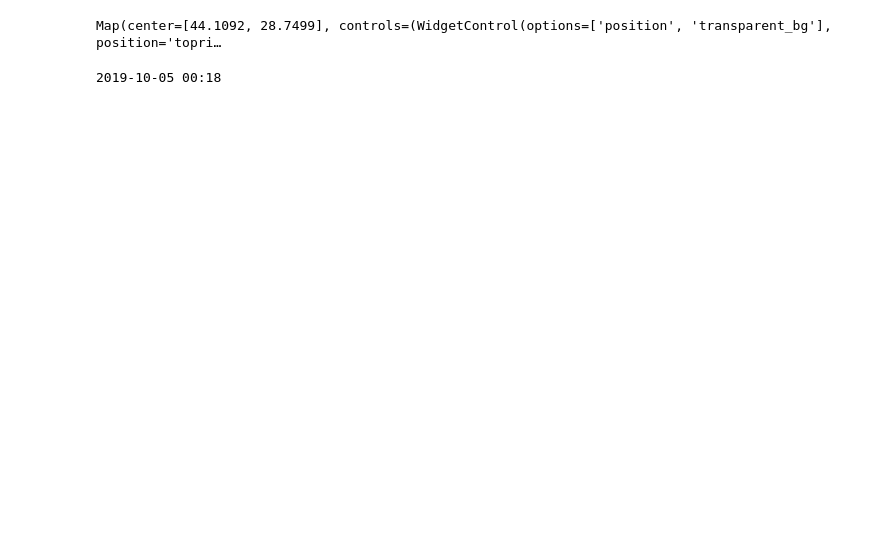
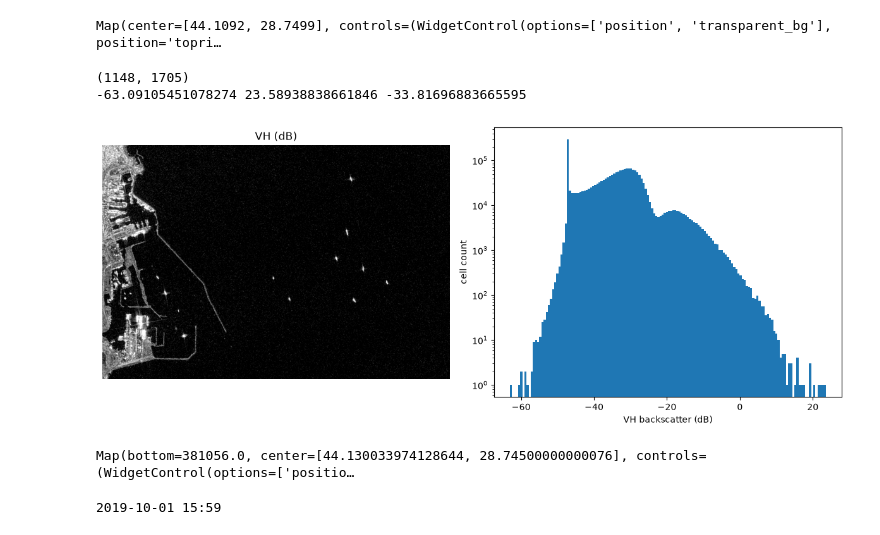
Before and after one commit to paulianoprescu/black-sea-vessel-monitoring, a Jupyter notebook: main.ipynb, the cells around one changed output. Saved outputs shown, nothing was run; the diff lists cells and outputs as text; code cells hidden in the pictures; blank space fills up the shorter version.

Commit message:
2nd day group work - 1 image db scatter vizualisation with initial -8 dB threshold

```diff
--- a/main.ipynb
+++ b/main.ipynb
@@ -26,28 +28,75 @@ Map
 Map(center=[44.1092, 28.7499], controls=(WidgetControl(options=['position', 'transparent_bg'], position='topri…
 # %%
 # Small time interval to get 1 snapshot
-from_date = '2019-10-05'
+from_date = '2019-10-01'
 to_date = '2019-10-10'
+
+# Constanța port plus the offshore anchorage zone
+aoi = ee.Geometry.Rectangle([28.64, 44.08, 28.85, 44.18])
 
 # Image filter
 image = s1_collection\
+            .filterBounds(aoi)\
             .filterDate(from_date,to_date)\
             .sort("system:time_start", True)\
             .first()
 
 # VV Polarization
 vizualisation_params = {
-    'min': 0,
-    'max': 10,
-    'opacity':0.9,
-    'bands':['VV']
+    'min': -30,
+    'max': -5,
+    'opacity':1,
+    'bands':['VH']
 }
 
 # Add image to base map
-Map.addLayer(ee_object = image,
+Map.addLayer(ee_object = image.select('VH').clip(aoi),
              vis_params = vizualisation_params,
              name = "first image")
+# %%
+import numpy as np
+import matplotlib.pyplot as plt
+
+vh = geemap.ee_to_numpy(image.select('VH'), region=aoi, scale=10)
+vh = vh[:, :, 0]             # drop the band dimension -> 2D array (rows, cols)
+
+print(vh.shape)               # number of raster cells
+print(np.nanmin(vh), np.nanmax(vh), np.nanmedian(vh))
+# %% [output]
+(1148, 1705)
+-63.09105451078274 23.58938838661846 -33.81696883665595
+# %%
+fig, (ax1, ax2) = plt.subplots(1, 2, figsize=(12, 5))
+
+ax1.imshow(vh, cmap='gray', vmin=-30, vmax=-5)
+ax1.set_title('VH (dB)')
+ax1.axis('off')
+
+ax2.hist(vh[~np.isnan(vh)].ravel(), bins=150)
+ax2.set_yscale('log')
+ax2.set_xlabel('VH backscatter (dB)')
+ax2.set_ylabel('cell count')
+
+plt.tight_layout()
+plt.show()
+# %% [output]
+[figure, added]
+# %%
+# Threshold in dB (starting guess, tune by eye / histogram)
+threshold = -8
+
+vh = image.select('VH').clip(aoi)
+
+# 1 where VH > threshold, masked (transparent) everywhere else
+bright = vh.gt(threshold).selfMask()
+
+Map.addLayer(vh, {'min': -30, 'max': -5}, 'VH (dB)')
+Map.addLayer(bright, {'palette': ['red']}, f'VH > {threshold} dB')
+Map.centerObject(aoi, 12)
+Map
+# %% [output]
+Map(bottom=381056.0, center=[44.130033974128644, 28.74500000000076], controls=(WidgetControl(options=['positio…
 # %%
 print(image.date().format('YYYY-MM-dd HH:mm').getInfo())
 # %% [output]
-2019-10-05 00:18
+2019-10-01 15:59
```
Also changed, not shown: parts of 1 cell of this notebook.
